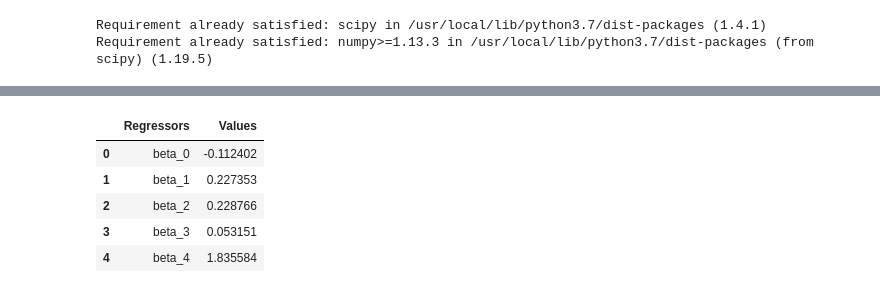
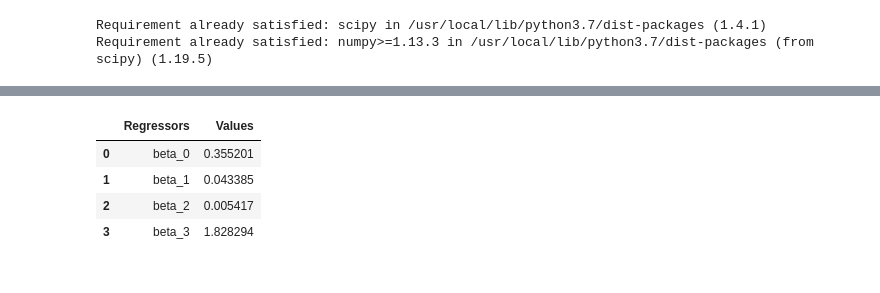
Before and after one commit to Mdanish2020/Yes_Bank_Stock_closing_Price_Prediction, a Jupyter notebook: ML_Capstone_project(Regression).ipynb, the cells around one changed output, grey strips where cells are left out. Saved outputs shown, nothing was run; the diff lists cells and outputs as text; code cells hidden in the pictures.

```diff
--- a/ML_Capstone_project(Regression).ipynb
+++ b/ML_Capstone_project(Regression).ipynb
@@ -228,0 +231,5 @@ calc_vif(stock_df[[i for i in stock_df.describe().columns if i not in ['Date']]]
+# %%
+stock_df_dup['Average'] = (stock_df_dup['Low'] + stock_df_dup['High'])/2
+# %%
+stock_df_dup['Month'] = stock_df_dup['Date'].apply(lambda y: y.strftime('%m'))
+stock_df_dup['Month'] = stock_df_dup['Month'].astype(int)
@@ -234,9 +282,6 @@ Despite having high VIF(variance inflation factor) which means high collinearity
 We'll move forward with these features.
 # %% [markdown]
 ## **Linear Regression**
-# %%
-# creating copy of dataset
-stock_df_dup = stock_df.iloc[:,1:]
 # %%
 #Installing scipy
 !pip install scipy
@@ -246,7 +291,7 @@ Requirement already satisfied: numpy>=1.13.3 in /usr/local/lib/python3.7/dist-pa
 # %%
 #applying zscore to each values of independent variable
 from scipy.stats import zscore
-X = stock_df_dup[['Open','Low','High','Year']].apply(zscore)
+X = stock_df_dup[['Low','Year','Month']].apply(zscore)
 # %%
 #applying log on dependent variable
 y = np.log10(stock_df_dup['Close'])
@@ -281,22 +326,21 @@ reg.score(X_train,y_train)
 # %%
 #getting regression coefficients
 intercept = reg.intercept_
 coeffs = reg.coef_
 reg_coeffs = np.append(coeffs,intercept)
 
 #making data frame of coefficients
 coefficients = pd.DataFrame()
-betas = ("beta_0","beta_1","beta_2","beta_3","beta_4")
+betas = ("beta_0","beta_1",'beta_2',"beta_3")
 coefficients["Regressors"] = betas
 coefficients["Values"] = [i for i in reg_coeffs]
 coefficients
 # %% [output]
 |  | Regressors | Values |
-| 0 | beta_0 | -0.112402 |
-| 1 | beta_1 | 0.227353 |
-| 2 | beta_2 | 0.228766 |
-| 3 | beta_3 | 0.053151 |
-| 4 | beta_4 | 1.835584 |
+| 0 | beta_0 | 0.355201 |
+| 1 | beta_1 | 0.043385 |
+| 2 | beta_2 | 0.005417 |
+| 3 | beta_3 | 1.828294 |
 # %%
 #Predict y_test on the basis of train sets
 y_pred = reg.predict(X_test)
```
Also changed, not shown: parts of 34 cells of this notebook.
